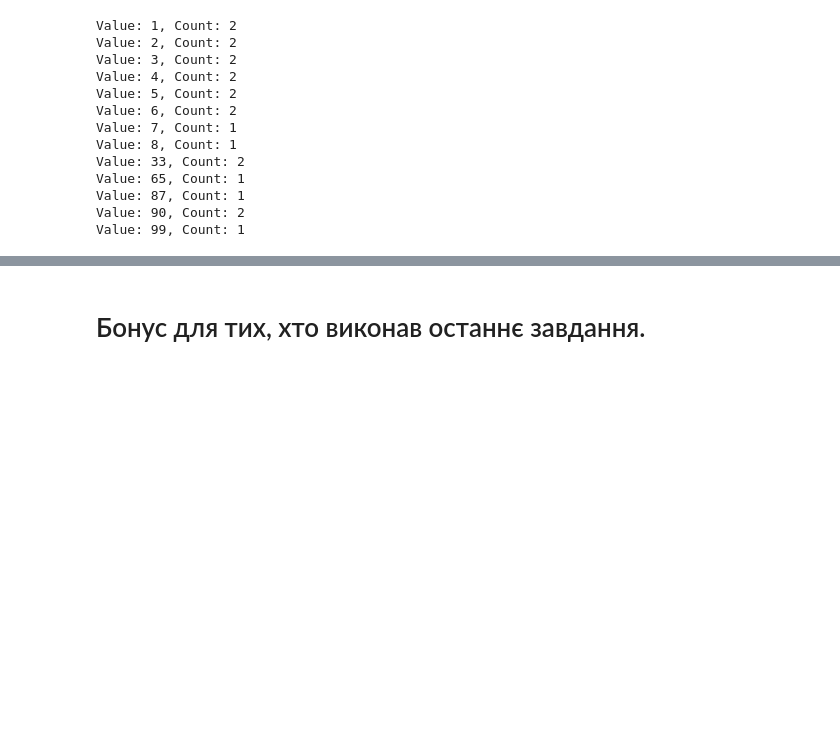
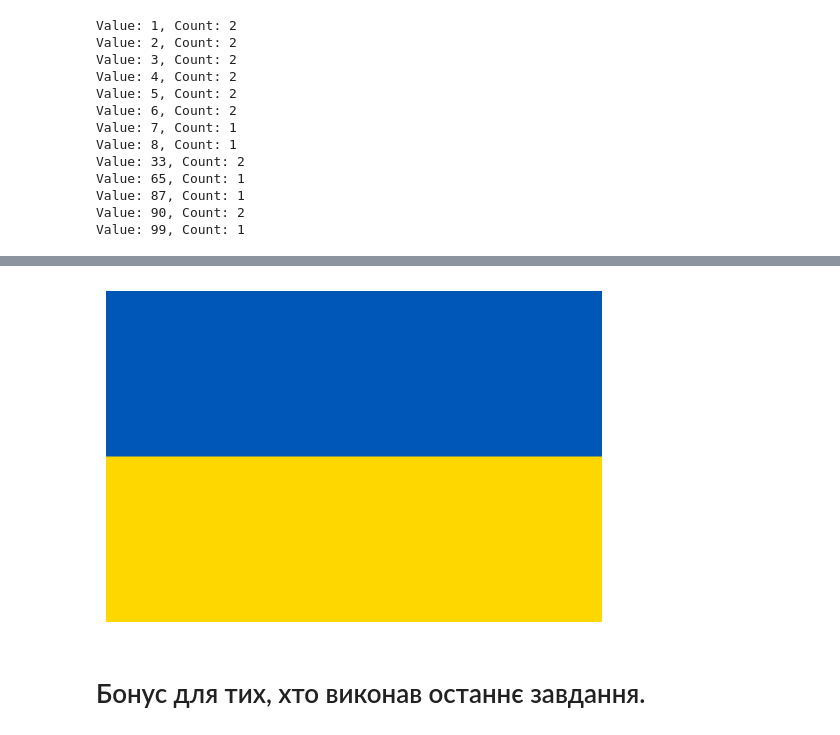
Before and after one commit to kkatalz/python_uni, a Jupyter notebook: python_practice_8.ipynb, the cells around one changed output, grey strips where cells are left out. Cells and saved outputs as stored; diff of their text form; code cells hidden in the pictures; blank space fills up the shorter version.

Commit message:
Create image using np.zeros().

```diff
--- a/python_practice_8 (1).ipynb
+++ b/python_practice_8.ipynb
@@ -242,6 +243,21 @@ Value: 99, Count: 1
 ![текст посилання](https://drive.google.com/uc?id=1d9bT_fqbxCV7_b8c8Cbx2KEGVJUKenqh)
 
 ![текст посилання](https://drive.google.com/uc?id=16r2XB6MO-E9dltIqsbumtoIQhkRfsbZ_)
+# %%
+picture_height = 480
+picture_width = 720
+picture = np.zeros((picture_height, picture_width, 3), dtype=np.uint8)
+split_picture = picture_height//2
+picture[0:split_picture, 0:picture_width, :] = [0, 87, 184]
+picture[split_picture:picture_height, 0:picture_width, :] = [255, 215, 0]
+picture
+
+
+plt.imshow(picture)
+plt.axis('off')  # Hide axes
+plt.show()
+# %% [output]
+[figure, added]
 # %% [markdown]
 # Бонус для тих, хто виконав останнє завдання.
 # %% [markdown]
```
Also changed, not shown: parts of 1 cell of this notebook.
